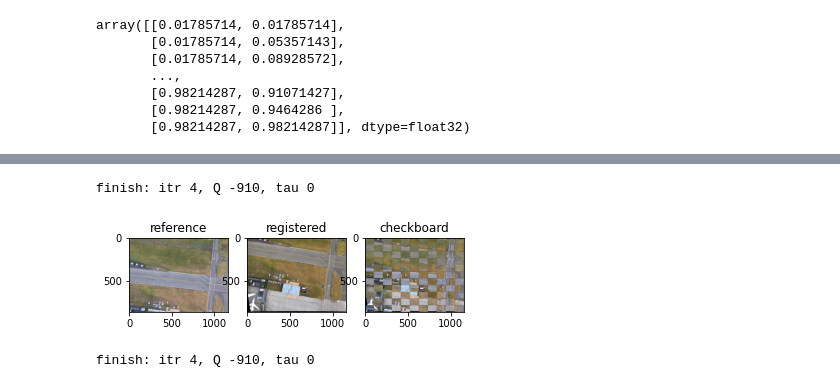
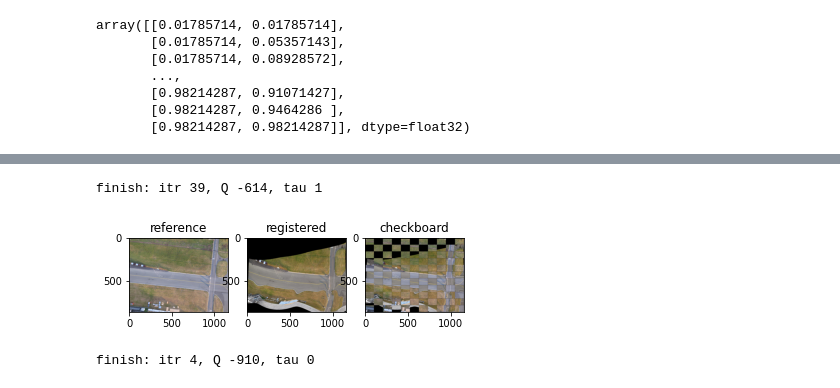
Before and after one commit to KarthikSz/mobilenet-reg, a Jupyter notebook: src/reg_mod.ipynb, the cells around one changed output, grey strips where cells are left out. Cells and saved outputs as stored; diff of their text form; code cells hidden in the pictures.

```diff
--- a/src/reg_mod.ipynb
+++ b/src/reg_mod.ipynb
@@ -389,6 +423,6 @@ import matplotlib.pyplot as plt
 # %%
 from lap import lapjv
 # %%
-DX1=ret_descriptors("a.jpg")[:500]
-DY1=ret_descriptors("b.jpg")[:500]
+[DX1,DY1,DZ1]=ret_descriptors("a.jpg")[:500]
+[FX1,FY1,FZ1]=ret_descriptors("b.jpg")[:500]
 # %%
@@ -414,2 +448,2 @@ array([[0.        , 0.26859918, 1.5919652 , ..., 1.80732   , 1.4690092 ,
 # %%
-PD=pairwise_distance(DX1,DY1)
+PD=pairwise_distance(DX1,FX1)
@@ -416,5 +466,5 @@ PD=pairwise_distance(DX1,DY1)
 # %%
-def register(DX1,DY1):
+def register(DX1,DY1,DZ1,FX1,FY1,FZ1):
     height = 224
     width = 224
     shape = np.array([224.0, 224.0])
@@ -427,7 +477,11 @@ def register(DX1,DY1):
     omega = 0.5
     lambd = 0.5
 
-    PD=pairwise_distance(DX1,DY1)
+    PD1=pairwise_distance(DX1,FX1)
+    PD2=pd_expand(pairwise_distance(DY1,FY1),2)
+    PD3=pd_expand(pairwise_distance(DZ1,FZ1),4)
+    PD=PD1+PD2+PD3
+
     seq = np.array([[i, j] for i in range(28) for j in range(28)], dtype='int32')
 
     X = np.array(seq, dtype='float32') * 8.0 + 4.0
@@ -532,6 +586,8 @@ def register(DX1,DY1):
         itr = itr + 1
 
     print('finish: itr %d, Q %d, tau %d' % (itr, Q, tau))
+    Xscale = 1.0 * np.array(IX.shape[:2]) / shape
+    Yscale = 1.0 * np.array(IY.shape[:2]) / shape
     return(((X*224.0)+112.0)*Xscale, ((Y*224.0)+112.0)*Yscale, ((Z*224.0)+112.0)*Xscale)
 # %%
 max_itr = 200
@@ -551,22 +611,22 @@ array([3.86607143, 5.15178571])
 # %%
-X, Y, Z = register(DX1, DY1)
+X, Y, Z = register(DX1,DY1,DZ1,FX1,FY1,FZ1)
 #generate regsitered image using TPS
 registered = tps_warp(Y, Z, IY, IX.shape)
 cb = checkboard(IX, registered, 11)
 
 plt.subplot(131)
 plt.title('reference')
 plt.imshow(cv2.cvtColor(IX, cv2.COLOR_BGR2RGB))
 plt.subplot(132)
 plt.title('registered')
 plt.imshow(cv2.cvtColor(registered, cv2.COLOR_BGR2RGB))
 plt.subplot(133)
 plt.title('checkboard')
 plt.imshow(cv2.cvtColor(cb, cv2.COLOR_BGR2RGB))
 plt.show()
 # %% [output]
-finish: itr 4, Q -910, tau 0
+finish: itr 39, Q -614, tau 1
-[figure, old version]
+[figure, new version]
 # %%
 X, Y, Z = register(DX1, DY1)
 # %% [output]
```
Also changed, not shown: parts of 19 cells of this notebook, 3 other files.
